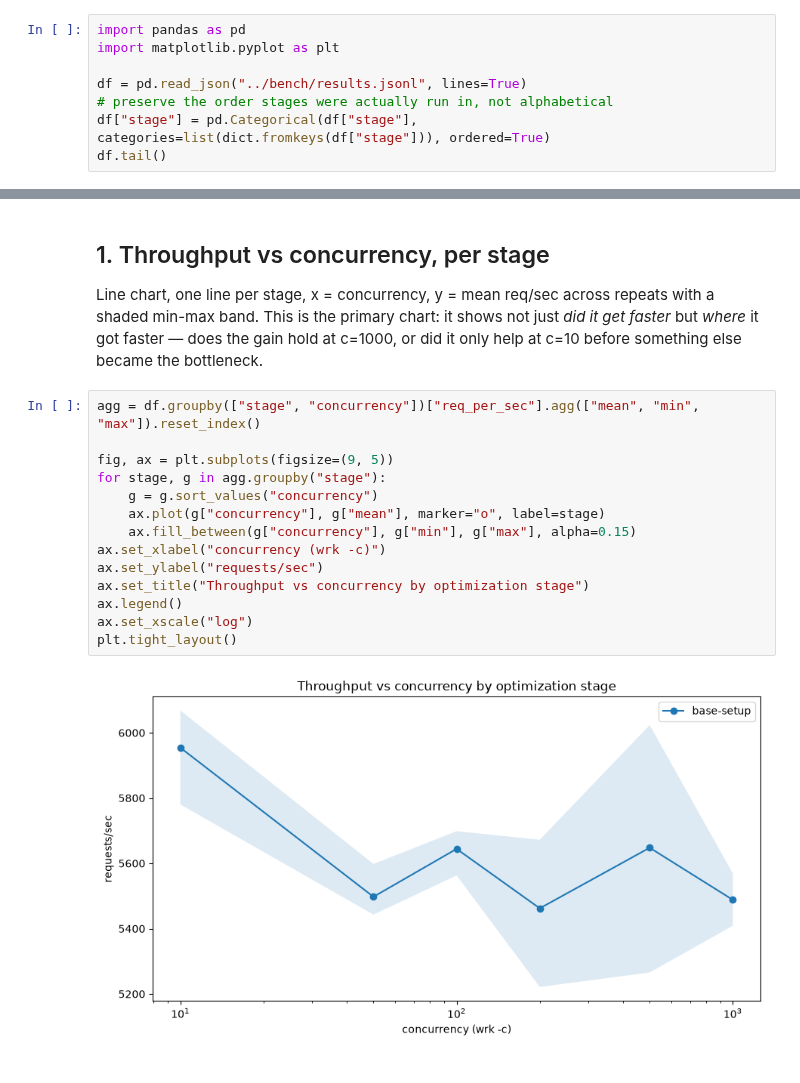
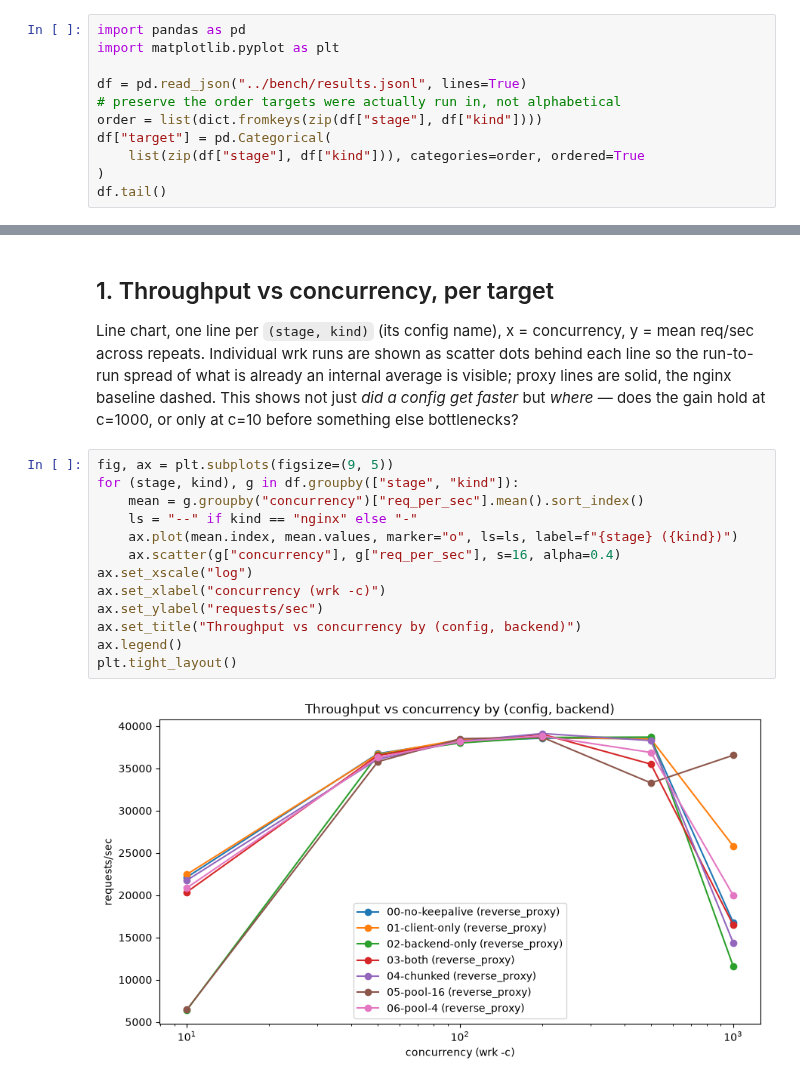
Before and after one commit to AakrishtSP/reverse-proxy, a Jupyter notebook: analysis/bench_analysis.ipynb, the cells around one changed output, grey strips where cells are left out. Drawn from its saved outputs; the diff is of its cells as text.

```diff
--- a/analysis/bench_analysis.ipynb
+++ b/analysis/bench_analysis.ipynb
@@ -7,7 +15,10 @@ import pandas as pd
 import matplotlib.pyplot as plt
 
 df = pd.read_json("../bench/results.jsonl", lines=True)
-# preserve the order stages were actually run in, not alphabetical
-df["stage"] = pd.Categorical(df["stage"], categories=list(dict.fromkeys(df["stage"])), ordered=True)
+# preserve the order targets were actually run in, not alphabetical
+order = list(dict.fromkeys(zip(df["stage"], df["kind"])))
+df["target"] = pd.Categorical(
+    list(zip(df["stage"], df["kind"])), categories=order, ordered=True
+)
 df.tail()
 # %% [output]
@@ -20,21 +31,20 @@ df.tail()
 # %% [markdown]
-## 1. Throughput vs concurrency, per stage
+## 1. Throughput vs concurrency, per target
 
-Line chart, one line per stage, x = concurrency, y = mean req/sec across repeats with a shaded min-max band. This is the primary chart: it shows not just *did it get faster* but *where* it got faster — does the gain hold at c=1000, or did it only help at c=10 before something else became the bottleneck.
+Line chart, one line per `(stage, kind)` (its config name), x = concurrency, y = mean req/sec across repeats. Individual wrk runs are shown as scatter dots behind each line so the run-to-run spread of what is already an internal average is visible; proxy lines are solid, the nginx baseline dashed. This shows not just *did a config get faster* but *where* — does the gain hold at c=1000, or only at c=10 before something else bottlenecks?
 # %%
-agg = df.groupby(["stage", "concurrency"])["req_per_sec"].agg(["mean", "min", "max"]).reset_index()
-
 fig, ax = plt.subplots(figsize=(9, 5))
-for stage, g in agg.groupby("stage"):
-    g = g.sort_values("concurrency")
-    ax.plot(g["concurrency"], g["mean"], marker="o", label=stage)
-    ax.fill_between(g["concurrency"], g["min"], g["max"], alpha=0.15)
+for (stage, kind), g in df.groupby(["stage", "kind"]):
+    mean = g.groupby("concurrency")["req_per_sec"].mean().sort_index()
+    ls = "--" if kind == "nginx" else "-"
+    ax.plot(mean.index, mean.values, marker="o", ls=ls, label=f"{stage} ({kind})")
+    ax.scatter(g["concurrency"], g["req_per_sec"], s=16, alpha=0.4)
+ax.set_xscale("log")
 ax.set_xlabel("concurrency (wrk -c)")
 ax.set_ylabel("requests/sec")
-ax.set_title("Throughput vs concurrency by optimization stage")
+ax.set_title("Throughput vs concurrency by (config, backend)")
 ax.legend()
-ax.set_xscale("log")
 plt.tight_layout()
 # %% [output]
-[figure, old version]
+[figure, new version]
 # %% [markdown]
```
Also changed, not shown: parts of 13 cells of this notebook, 16 other files.
